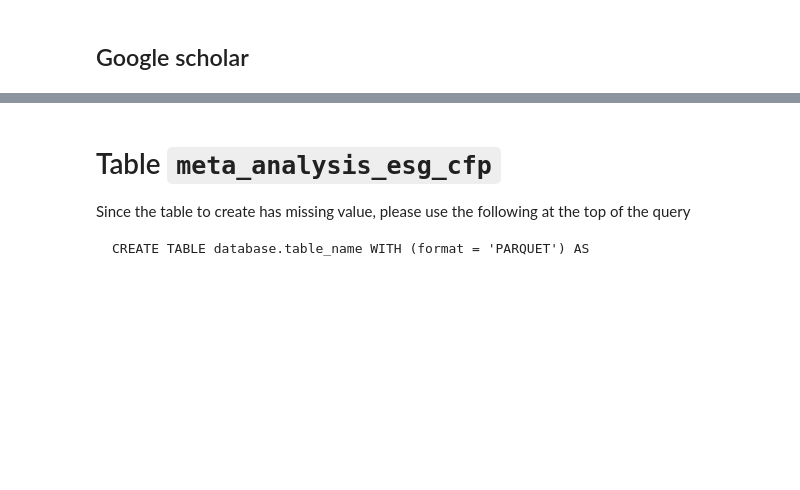
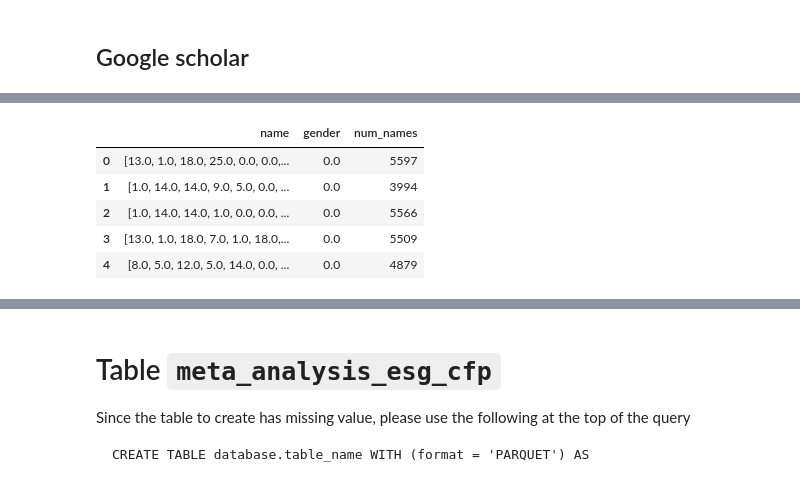
Before and after one commit to thomaspernet/esg_metadata, a Jupyter notebook: 01_data_preprocessing/01_transform_tables/00_meta_analysis.ipynb, the cells around one changed output, grey strips where cells are left out. Drawn from its saved outputs; the diff is of its cells as text; code cells hidden in the pictures; blank space fills up the shorter version.

```diff
--- a/01_data_preprocessing/01_transform_tables/00_meta_analysis.ipynb
+++ b/01_data_preprocessing/01_transform_tables/00_meta_analysis.ipynb
@@ -752,0 +798,45 @@ with open('list_authors_google.pickle', 'wb') as handle:
+# %%
+def preprocess(names_df,column, train=True, to_lower = True):
+    # Step 1: Lowercase
+    if to_lower:
+        names_df['name'] = names_df[column].str.lower()
+    else:
+        names_df['name'] = names_df[column]
+    # Step 2: Split individual characters
+    names_df['name'] = [list(name) for name in names_df['name']]
+
+    # Step 3: Pad names with spaces to make all names same length
+    name_length = 50
+    names_df['name'] = [
+        (name + [' ']*name_length)[:name_length]
+        for name in names_df['name']
+    ]
+
+    # Step 4: Encode Characters to Numbers
+    names_df['name'] = [
+        [
+            max(0.0, ord(char)-96.0)
+            for char in name
+        ]
+        for name in names_df['name']
+    ]
+
+    if train:
+        # Step 5: Encode Gender to Numbers
+        names_df['gender'] = [
+            0.0 if gender=='F' else 1.0
+            for gender in names_df['gender']
+        ]
+        return names_df
+    else:
+        return names_df['name']
+# %%
+names_df = preprocess(names_df, column = 'name')
+names_df.head()
+# %% [output]
+|  | name | gender | num_names |
+| 0 | [13.0, 1.0, 18.0, 25.0, 0.0, 0.0,... | 0.0 | 5597 |
+| 1 | [1.0, 14.0, 14.0, 9.0, 5.0, 0.0, ... | 0.0 | 3994 |
+| 2 | [1.0, 14.0, 14.0, 1.0, 0.0, 0.0, ... | 0.0 | 5566 |
+| 3 | [13.0, 1.0, 18.0, 7.0, 1.0, 18.0,... | 0.0 | 5509 |
+| 4 | [8.0, 5.0, 12.0, 5.0, 14.0, 0.0, ... | 0.0 | 4879 |
```
Also changed, not shown: parts of 58 cells of this notebook, 1 other file.
